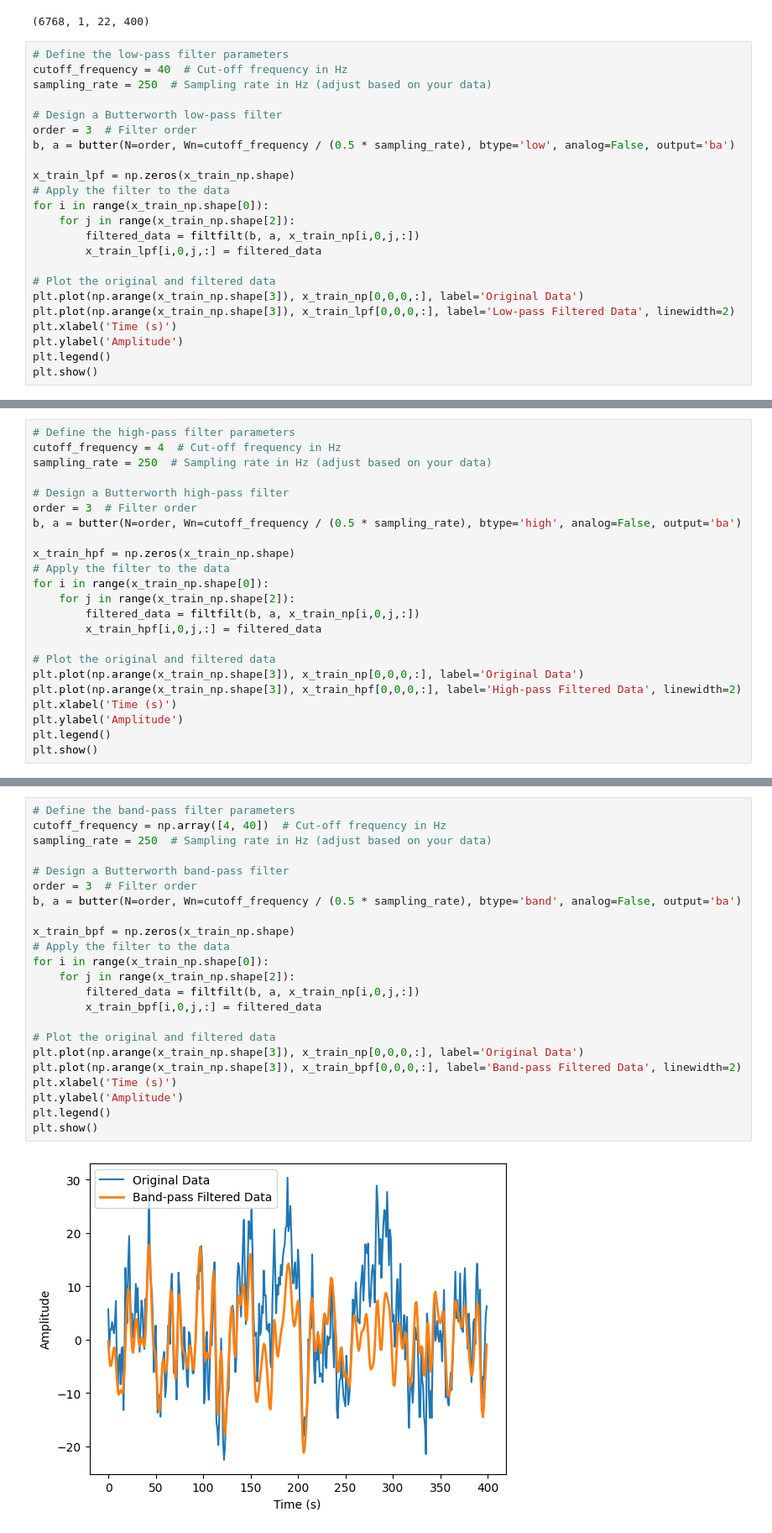
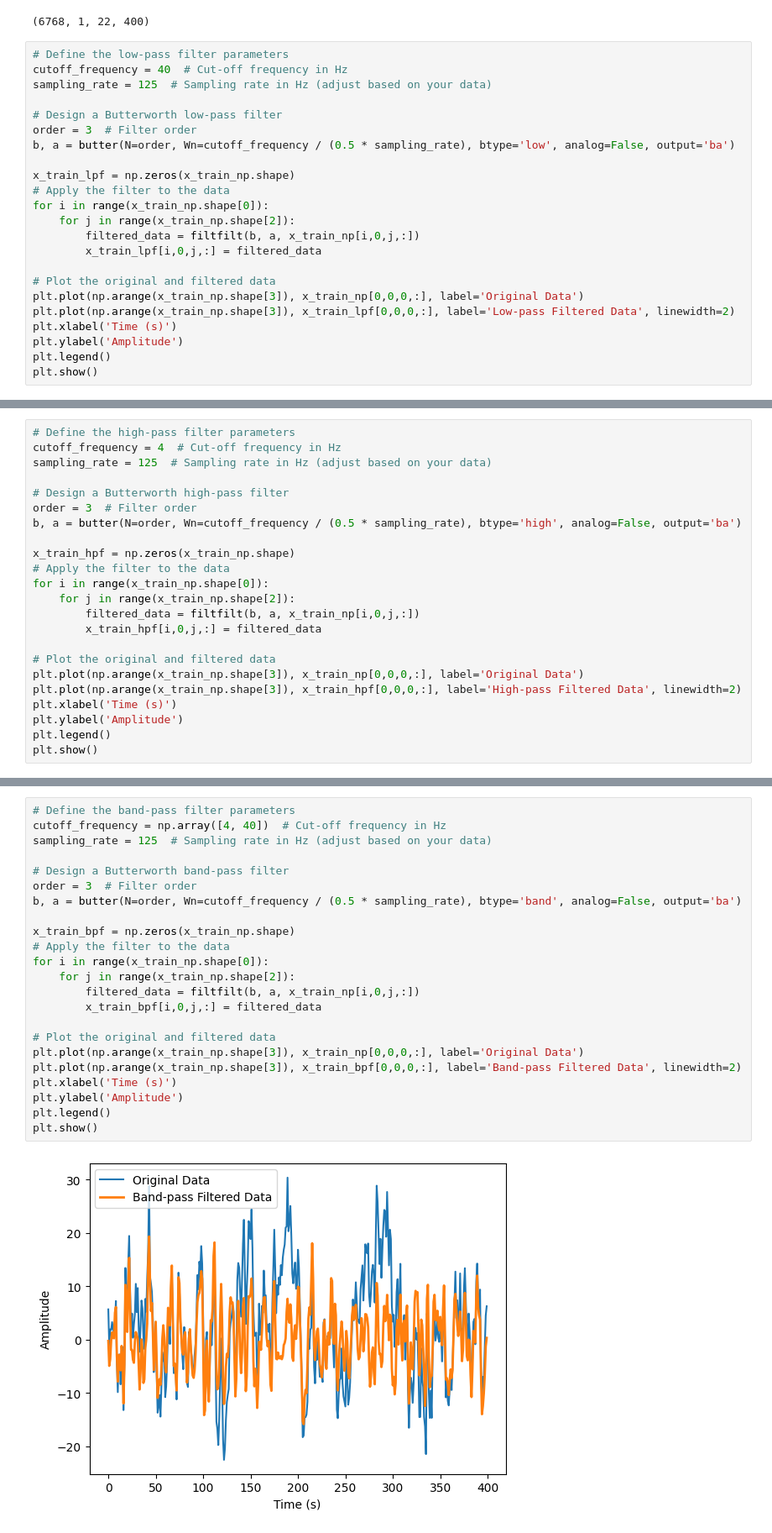
Before and after one commit to Puttaranun/CS247-Project-W24, a Jupyter notebook: filters.ipynb, the cells around one changed output, grey strips where cells are left out. Shown at 84% size. Cells and saved outputs as stored; diff of their text form.

```diff
--- a/filters.ipynb
+++ b/filters.ipynb
@@ -202,7 +202,7 @@ print(x_train_np.shape)
 # %%
 # Define the low-pass filter parameters
 cutoff_frequency = 40  # Cut-off frequency in Hz
-sampling_rate = 250  # Sampling rate in Hz (adjust based on your data)
+sampling_rate = 125  # Sampling rate in Hz (adjust based on your data)
 
 # Design a Butterworth low-pass filter
 order = 3  # Filter order
@@ -227,7 +227,7 @@ plt.show()
 # %%
 # Define the high-pass filter parameters
 cutoff_frequency = 4  # Cut-off frequency in Hz
-sampling_rate = 250  # Sampling rate in Hz (adjust based on your data)
+sampling_rate = 125  # Sampling rate in Hz (adjust based on your data)
 
 # Design a Butterworth high-pass filter
 order = 3  # Filter order
@@ -252,28 +252,28 @@ plt.show()
 # %%
 # Define the band-pass filter parameters
 cutoff_frequency = np.array([4, 40])  # Cut-off frequency in Hz
-sampling_rate = 250  # Sampling rate in Hz (adjust based on your data)
+sampling_rate = 125  # Sampling rate in Hz (adjust based on your data)
 
 # Design a Butterworth band-pass filter
 order = 3  # Filter order
 b, a = butter(N=order, Wn=cutoff_frequency / (0.5 * sampling_rate), btype='band', analog=False, output='ba')
 
 x_train_bpf = np.zeros(x_train_np.shape)
 # Apply the filter to the data
 for i in range(x_train_np.shape[0]):
     for j in range(x_train_np.shape[2]):
         filtered_data = filtfilt(b, a, x_train_np[i,0,j,:])
         x_train_bpf[i,0,j,:] = filtered_data
 
 # Plot the original and filtered data
 plt.plot(np.arange(x_train_np.shape[3]), x_train_np[0,0,0,:], label='Original Data')
 plt.plot(np.arange(x_train_np.shape[3]), x_train_bpf[0,0,0,:], label='Band-pass Filtered Data', linewidth=2)
 plt.xlabel('Time (s)')
 plt.ylabel('Amplitude')
 plt.legend()
 plt.show()
 # %% [output]
-[figure, old version]
+[figure, new version]
 # %%
 # Convert from numpy back to torch tensor
 
```
Also changed, not shown: parts of 2 cells of this notebook.
